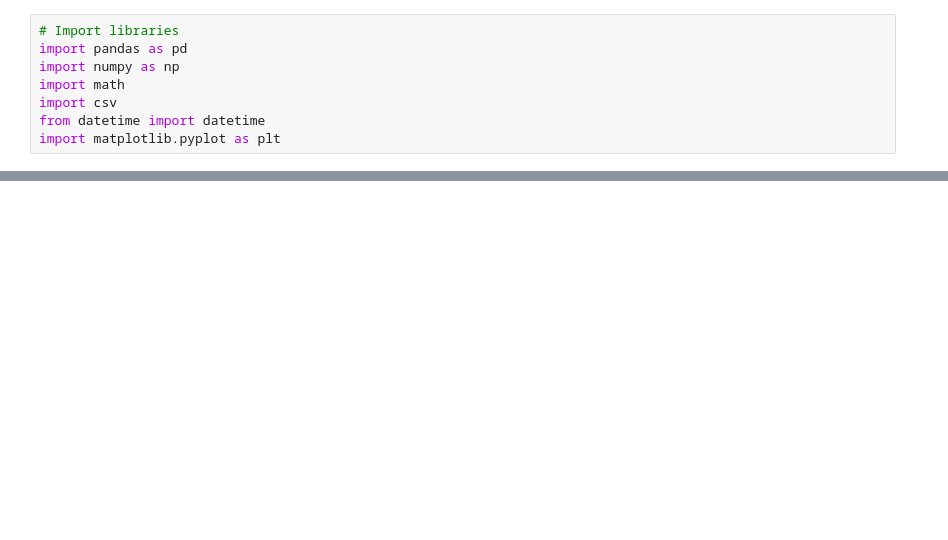
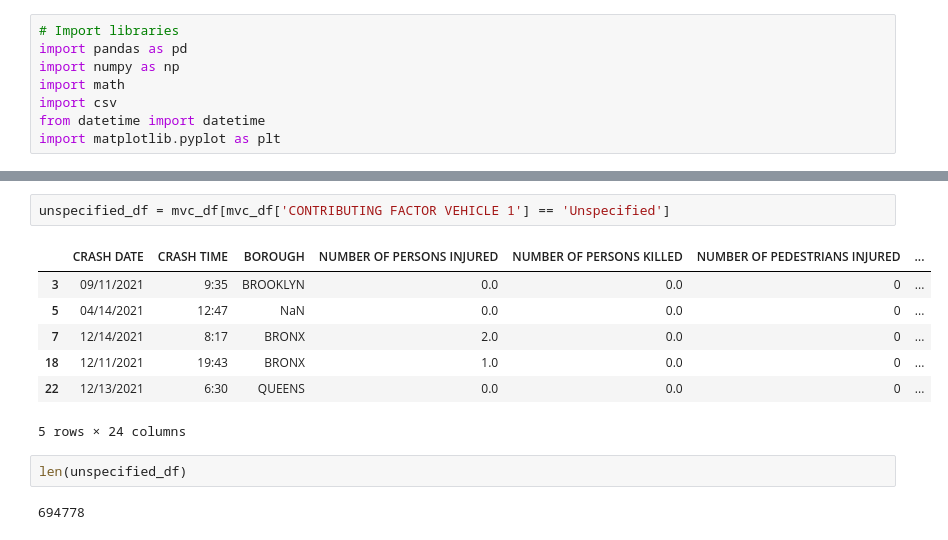
Before and after one commit to NedKost/MS-AAI-500-Team-Project, a Jupyter notebook: Ned/Data Selection and Cleanup.ipynb, the cells around one changed output, grey strips where cells are left out. Saved outputs shown, nothing was run; the diff lists cells and outputs as text; blank space fills up the shorter version.

```diff
--- a/Ned/Data Selection and Cleanup.ipynb
+++ b/Ned/Data Selection and Cleanup.ipynb
@@ -59,0 +208,14 @@ def find_cause(cause1, cause2, cause3, cause4, cause5):
+# %%
+unspecified_df = mvc_df[mvc_df['CONTRIBUTING FACTOR VEHICLE 1'] == 'Unspecified']
+# %% [output]
+|  | CRASH DATE | CRASH TIME | BOROUGH | NUMBER OF PERSONS INJURED | NUMBER OF PERSONS KILLED | NUMBER OF PEDESTRIANS INJURED | ... |
+| 3 | 09/11/2021 | 9:35 | BROOKLYN | 0.0 | 0.0 | 0 | ... |
+| 5 | 04/14/2021 | 12:47 | NaN | 0.0 | 0.0 | 0 | ... |
+| 7 | 12/14/2021 | 8:17 | BRONX | 2.0 | 0.0 | 0 | ... |
+| 18 | 12/11/2021 | 19:43 | BRONX | 1.0 | 0.0 | 0 | ... |
+| 22 | 12/13/2021 | 6:30 | QUEENS | 0.0 | 0.0 | 0 | ... |
+5 rows × 24 columns
+# %%
+len(unspecified_df)
+# %% [output]
+694778
```
Also changed, not shown: parts of 18 cells of this notebook, 4 other files.
